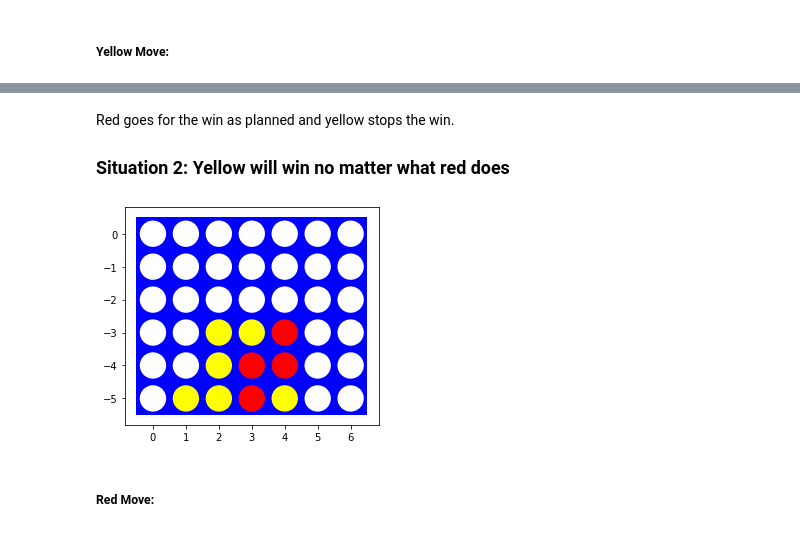
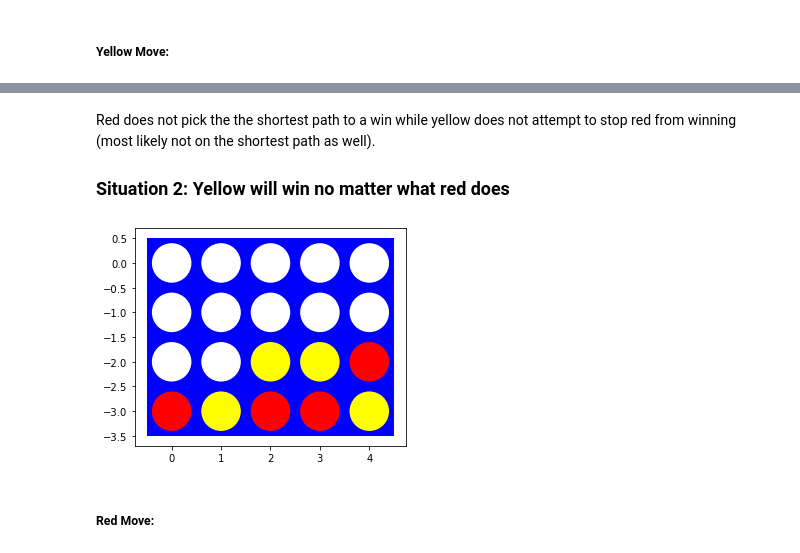
Before and after one commit to kirkwat/artificial-intelligence, a Jupyter notebook: assignment_5/assignment_connect4.ipynb, the cells around one changed output, grey strips where cells are left out. Drawn from its saved outputs; the diff is of its cells as text; code cells hidden in the pictures.

```diff
--- a/assignment_5/assignment_connect4.ipynb
+++ b/assignment_5/assignment_connect4.ipynb
@@ -375,18 +394,16 @@ Wall time: 27 ms
 # %% [markdown]
-Red goes for the win as planned and yellow stops the win.
+Red does not pick the the shortest path to a win while yellow does not attempt to stop red from winning (most likely not on the shortest path as well).
 
 ### Situation 2: Yellow will win no matter what red does
 # %%
-board = [[0, 0, 0, 0, 0, 0, 0],
-         [0, 0, 0, 0, 0, 0, 0],
-         [0, 0, 0, 0, 0, 0, 0],
-         [0, 0,-1,-1, 1, 0, 0],
-         [0, 0,-1, 1, 1, 0, 0],
-         [0,-1,-1, 1,-1, 0, 0]]
+board = [[0, 0, 0, 0, 0],
+         [0, 0, 0, 0, 0],
+         [0, 0,-1,-1, 1],
+         [1,-1, 1, 1,-1]]
 
 visualize(board)
 # %% [output]
-[figure, old version]
+[figure, new version]
 # %% [markdown]
 ##### Red Move:
 # %%
```
Also changed, not shown: parts of 81 cells of this notebook.
